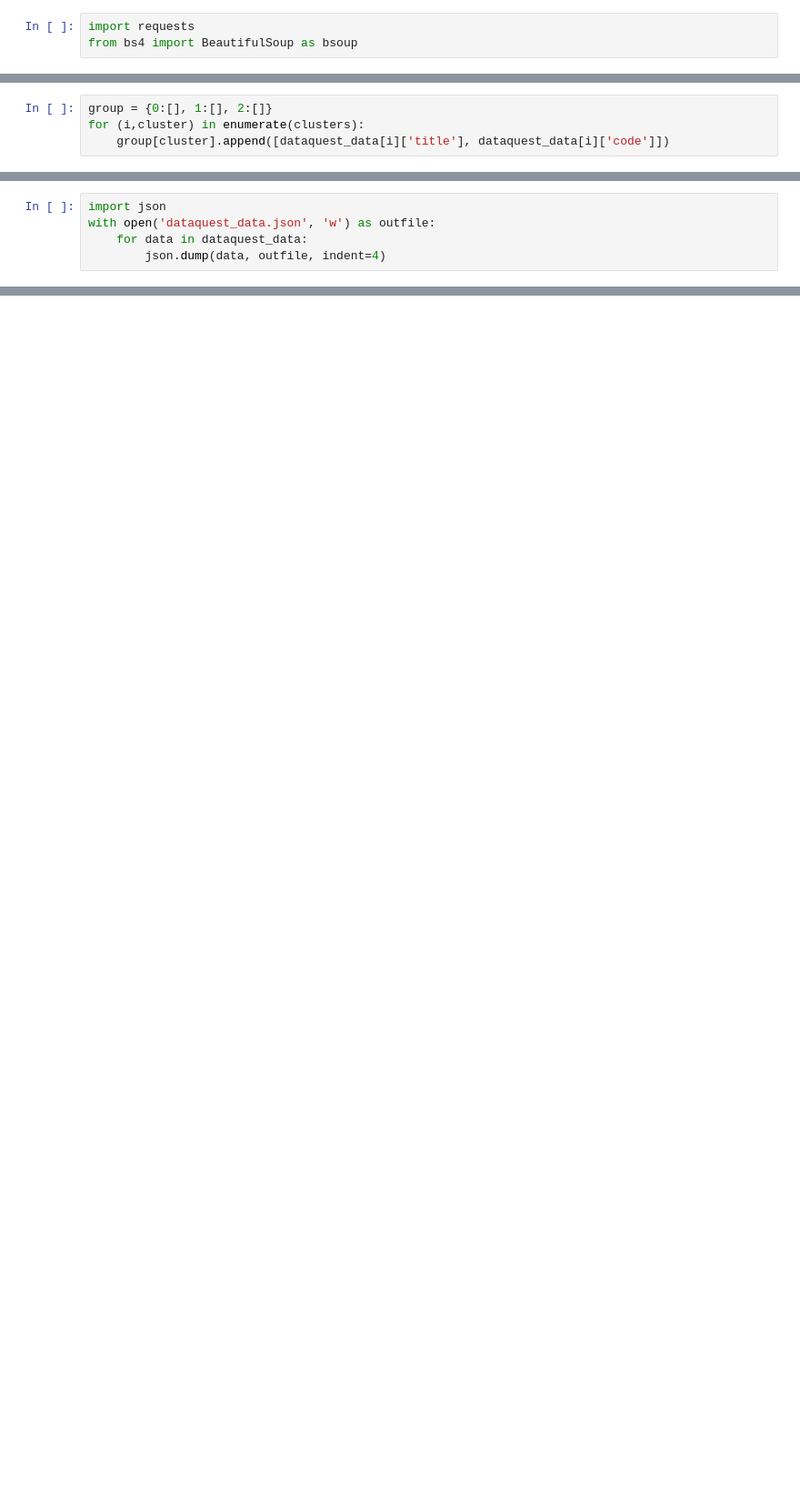
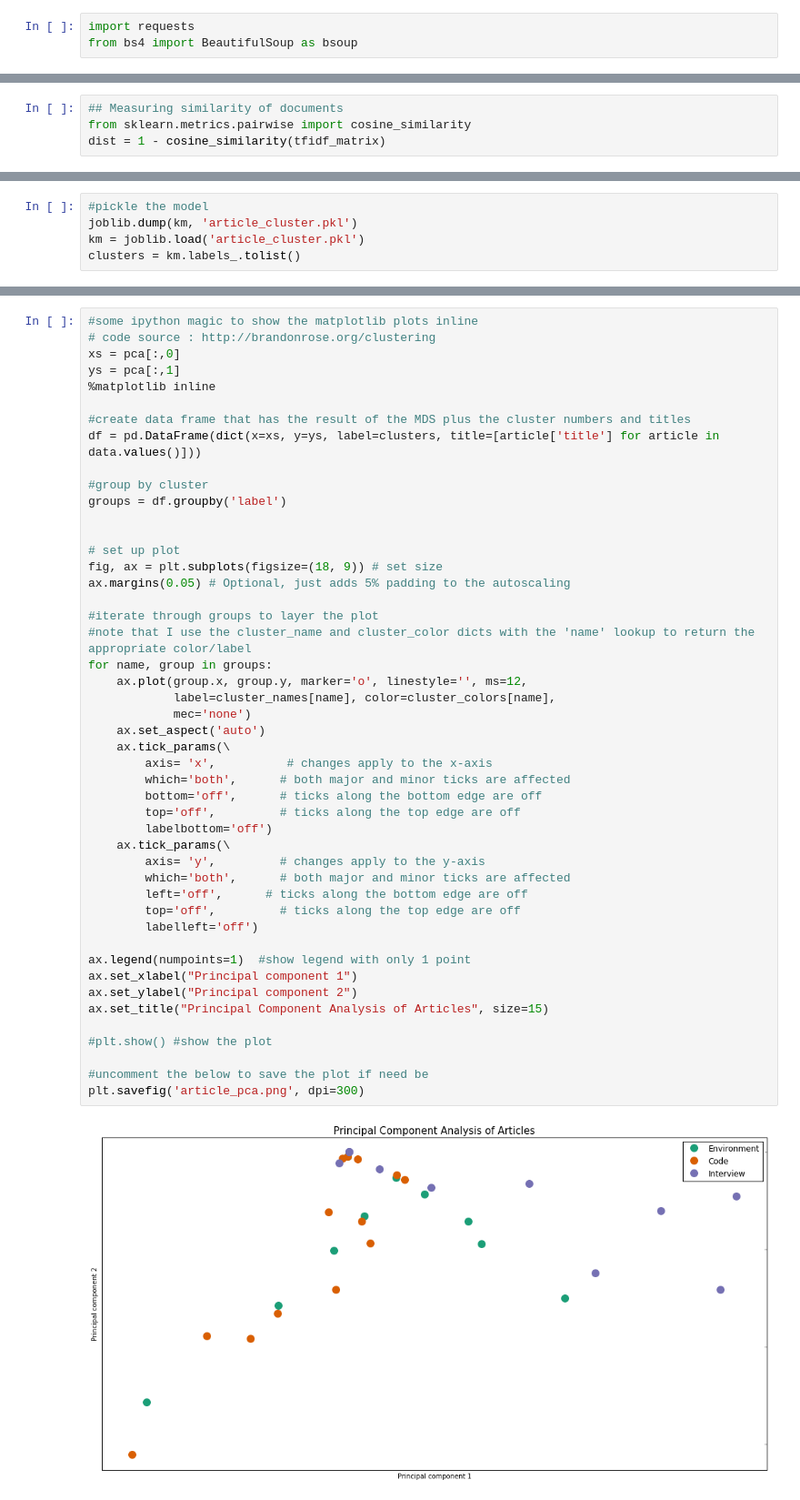
Before and after one commit to shelleygoel/reading-ninja, a Jupyter notebook: scraping_data.ipynb, the cells around one changed output, grey strips where cells are left out. Shown at 91% size. Cells and saved outputs as stored; diff of their text form; blank space fills up the shorter version.

```diff
--- a/scraping_data.ipynb
+++ b/scraping_data.ipynb
@@ -61,0 +167,4 @@ Wall time: 78.2 ms
+# %%
+## Measuring similarity of documents
+from sklearn.metrics.pairwise import cosine_similarity
+dist = 1 - cosine_similarity(tfidf_matrix)
@@ -72,4 +187,0 @@ Wall time: 39.4 ms
-# %%
-group = {0:[], 1:[], 2:[]}
-for (i,cluster) in enumerate(clusters):
-    group[cluster].append([dataquest_data[i]['title'], dataquest_data[i]['code']])
@@ -87,5 +187,0 @@ ValueError: setting an array element with a sequence.
-# %%
-import json
-with open('dataquest_data.json', 'w') as outfile:
-    for data in dataquest_data:
-        json.dump(data, outfile, indent=4)
@@ -93,0 +188,5 @@ with open('dataquest_data.json', 'w') as outfile:
+# %%
+#pickle the model
+joblib.dump(km, 'article_cluster.pkl')
+km = joblib.load('article_cluster.pkl')
+clusters = km.labels_.tolist()
@@ -93,0 +316,49 @@ with open('dataquest_data.json', 'w') as outfile:
+# %%
+#some ipython magic to show the matplotlib plots inline
+# code source : http://brandonrose.org/clustering
+xs = pca[:,0]
+ys = pca[:,1]
+%matplotlib inline
+
+#create data frame that has the result of the MDS plus the cluster numbers and titles
+df = pd.DataFrame(dict(x=xs, y=ys, label=clusters, title=[article['title'] for article in data.values()]))
+
+#group by cluster
+groups = df.groupby('label')
+
+
+# set up plot
+fig, ax = plt.subplots(figsize=(18, 9)) # set size
+ax.margins(0.05) # Optional, just adds 5% padding to the autoscaling
+
+#iterate through groups to layer the plot
+#note that I use the cluster_name and cluster_color dicts with the 'name' lookup to return the appropriate color/label
+for name, group in groups:
+    ax.plot(group.x, group.y, marker='o', linestyle='', ms=12,
+            label=cluster_names[name], color=cluster_colors[name],
+            mec='none')
+    ax.set_aspect('auto')
+    ax.tick_params(\
+        axis= 'x',          # changes apply to the x-axis
+        which='both',      # both major and minor ticks are affected
+        bottom='off',      # ticks along the bottom edge are off
+        top='off',         # ticks along the top edge are off
+        labelbottom='off')
+    ax.tick_params(\
+        axis= 'y',         # changes apply to the y-axis
+        which='both',      # both major and minor ticks are affected
+        left='off',      # ticks along the bottom edge are off
+        top='off',         # ticks along the top edge are off
+        labelleft='off')
+
+ax.legend(numpoints=1)  #show legend with only 1 point
+ax.set_xlabel("Principal component 1")
+ax.set_ylabel("Principal component 2")
+ax.set_title("Principal Component Analysis of Articles", size=15)
+
+#plt.show() #show the plot
+
+#uncomment the below to save the plot if need be
+plt.savefig('article_pca.png', dpi=300)
+# %% [output]
+[figure, added]
```
Also changed, not shown: parts of 24 cells of this notebook, 4 other files.
